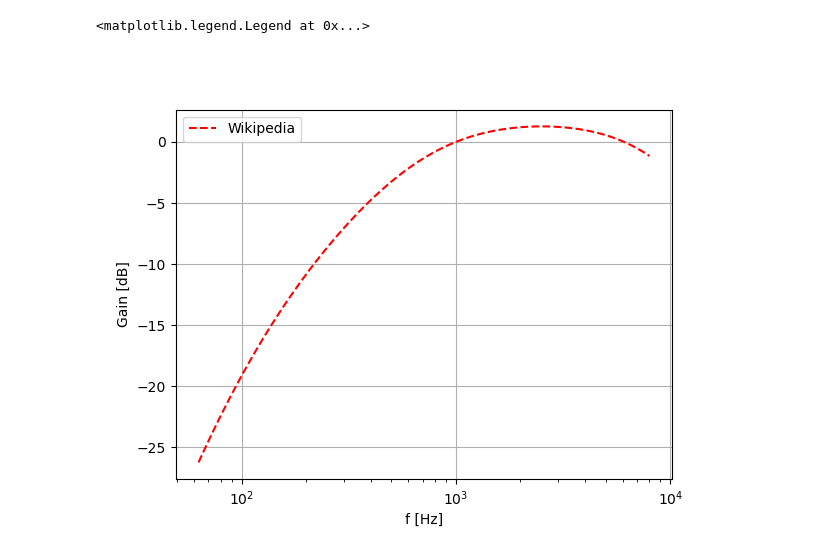
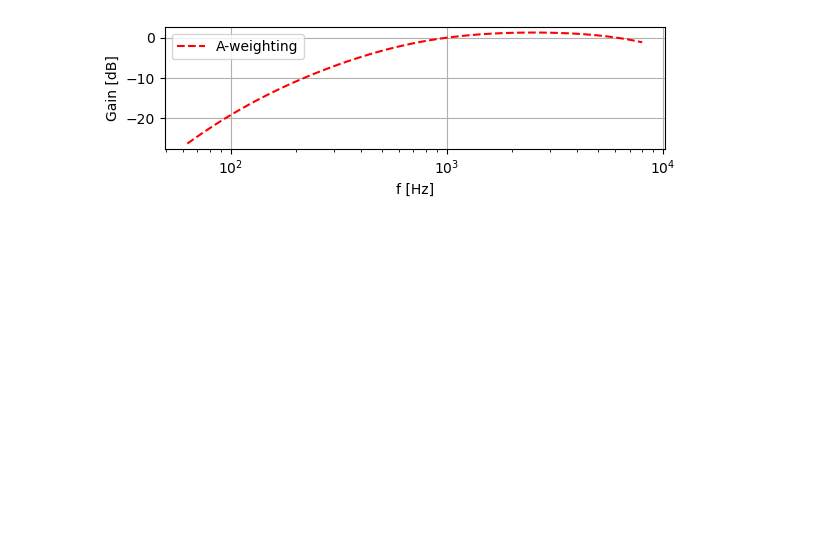
Before and after one commit to FPWRasmussen/DTU-Special-Course, a Jupyter notebook: src/noise/barrier_attenuation.ipynb, the cells around one changed output. Saved outputs shown, nothing was run; the diff lists cells and outputs as text; code cells hidden in the pictures; blank space fills up the shorter version.

```diff
--- a/src/noise/barrier_attenuation.ipynb
+++ b/src/noise/barrier_attenuation.ipynb
@@ -18,15 +19,13 @@ d_ss = 1 # perpendicular distance from source to plane of screen [m]
 d_sr = 1 # perpendicular distance from plane of screen to receiver [m]
 # %%
 f = np.logspace(np.log10(63), np.log10(8000), 100, endpoint=True)
-RAf = (12194**2 * f**4)/ ((f**2 + 20.6**2) * np.sqrt((f**2 + 107.7**2) * (f**2 + 737.9**2))* (f**2 + 12194**2))
-Af = 20 * np.log10(RAf) + 2.00
-
-fig, ax = plt.subplots()
-ax.semilogx(f, Af, "r--", label = "Wikipedia")
-ax.set(xlabel = "f [Hz]",
+Af = A_weighting(f)
+fig, axes = plt.subplots(figsize = (6,2))
+axes.semilogx(f, Af, "r--", label = "A-weighting")
+axes.set(xlabel = "f [Hz]",
        ylabel = "Gain [dB]")
-ax.grid()
-ax.legend()
+axes.grid()
+axes.legend()
+plt.tight_layout()
 # %% [output]
-<matplotlib.legend.Legend at 0x...>
-[figure, old version]
+[figure, new version]
```
Also changed, not shown: parts of 11 cells of this notebook, 10 other files.
